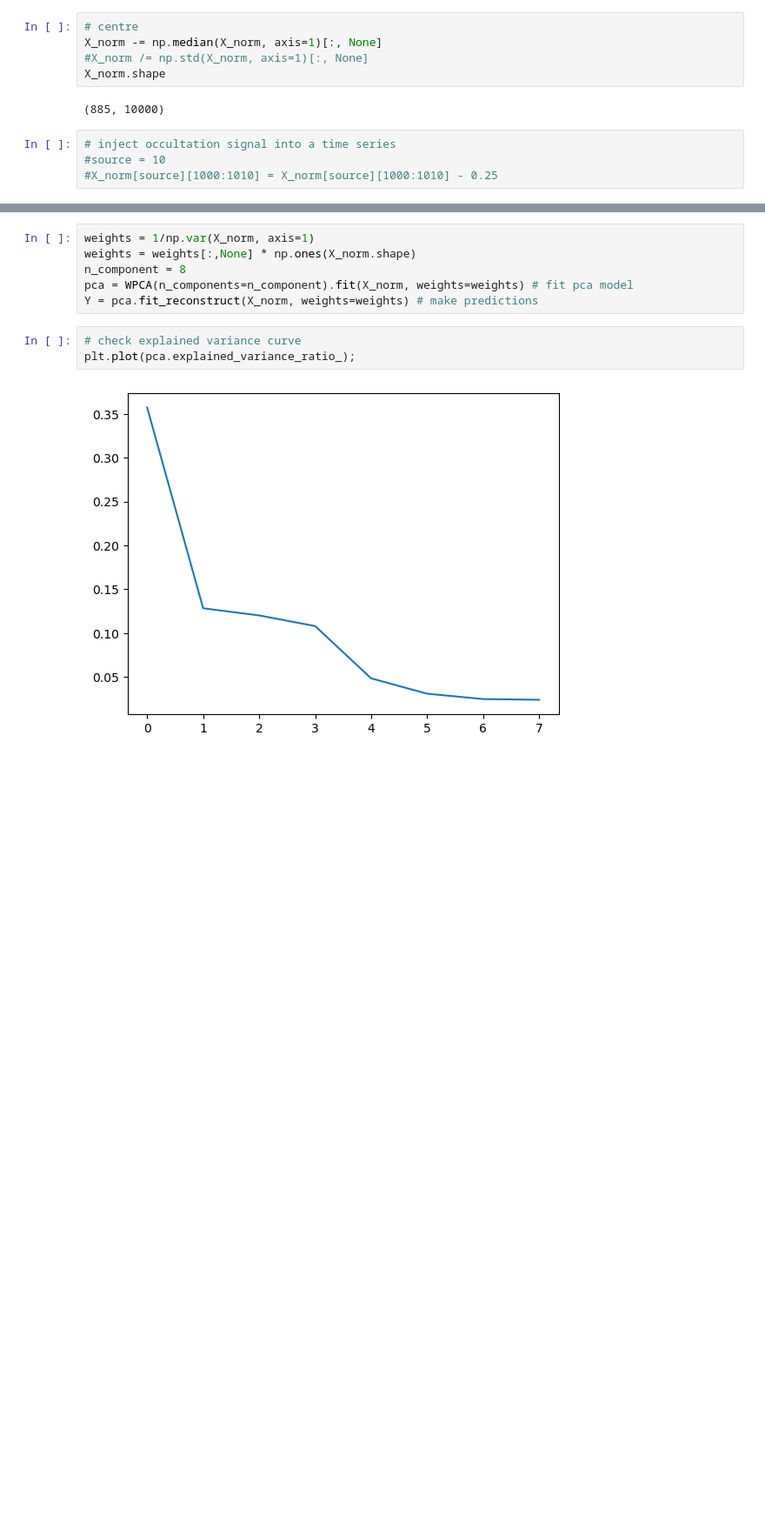
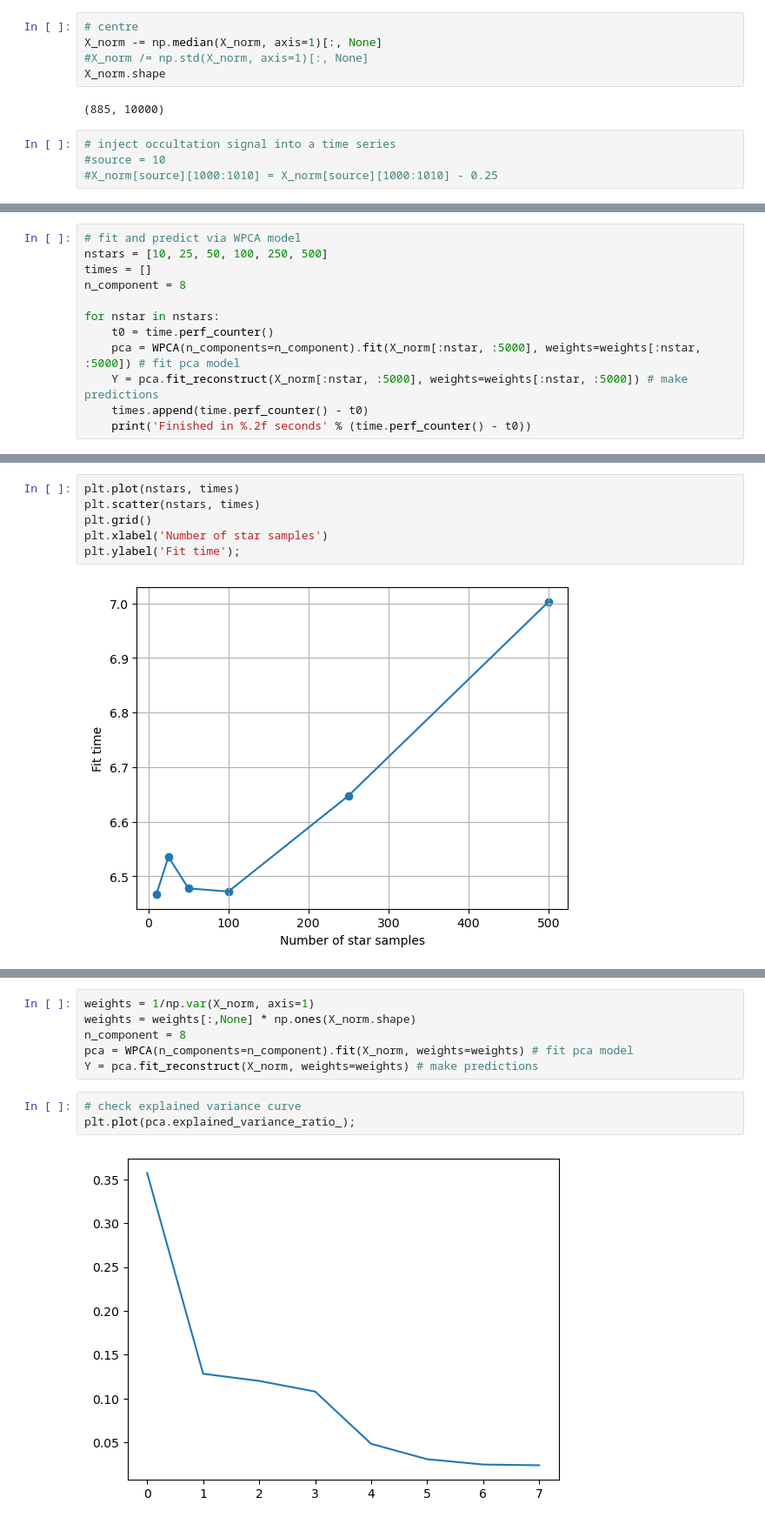
Before and after one commit to jah1994/kinetix_data_system, a Jupyter notebook: mcdonald_event_detection/McDonaldObs_2024_TimeSeries_Analysis.ipynb, the cells around one changed output, grey strips where cells are left out. Shown: that part at 87% size. Cells and saved outputs as stored; diff of their text form; blank space fills up the shorter version.

```diff
--- a/mcdonald_event_detection/McDonaldObs_2024_TimeSeries_Analysis.ipynb
+++ b/mcdonald_event_detection/McDonaldObs_2024_TimeSeries_Analysis.ipynb
@@ -225,0 +210,12 @@ plt.legend();
+# %%
+# fit and predict via WPCA model
+nstars = [10, 25, 50, 100, 250, 500]
+times = []
+n_component = 8
+
+for nstar in nstars:
+    t0 = time.perf_counter()
+    pca = WPCA(n_components=n_component).fit(X_norm[:nstar, :5000], weights=weights[:nstar, :5000]) # fit pca model
+    Y = pca.fit_reconstruct(X_norm[:nstar, :5000], weights=weights[:nstar, :5000]) # make predictions
+    times.append(time.perf_counter() - t0)
+    print('Finished in %.2f seconds' % (time.perf_counter() - t0))
@@ -225,0 +229,8 @@ plt.legend();
+# %%
+plt.plot(nstars, times)
+plt.scatter(nstars, times)
+plt.grid()
+plt.xlabel('Number of star samples')
+plt.ylabel('Fit time');
+# %% [output]
+[figure, added]
```
Also changed, not shown: parts of 24 cells of this notebook, 1 other file.
